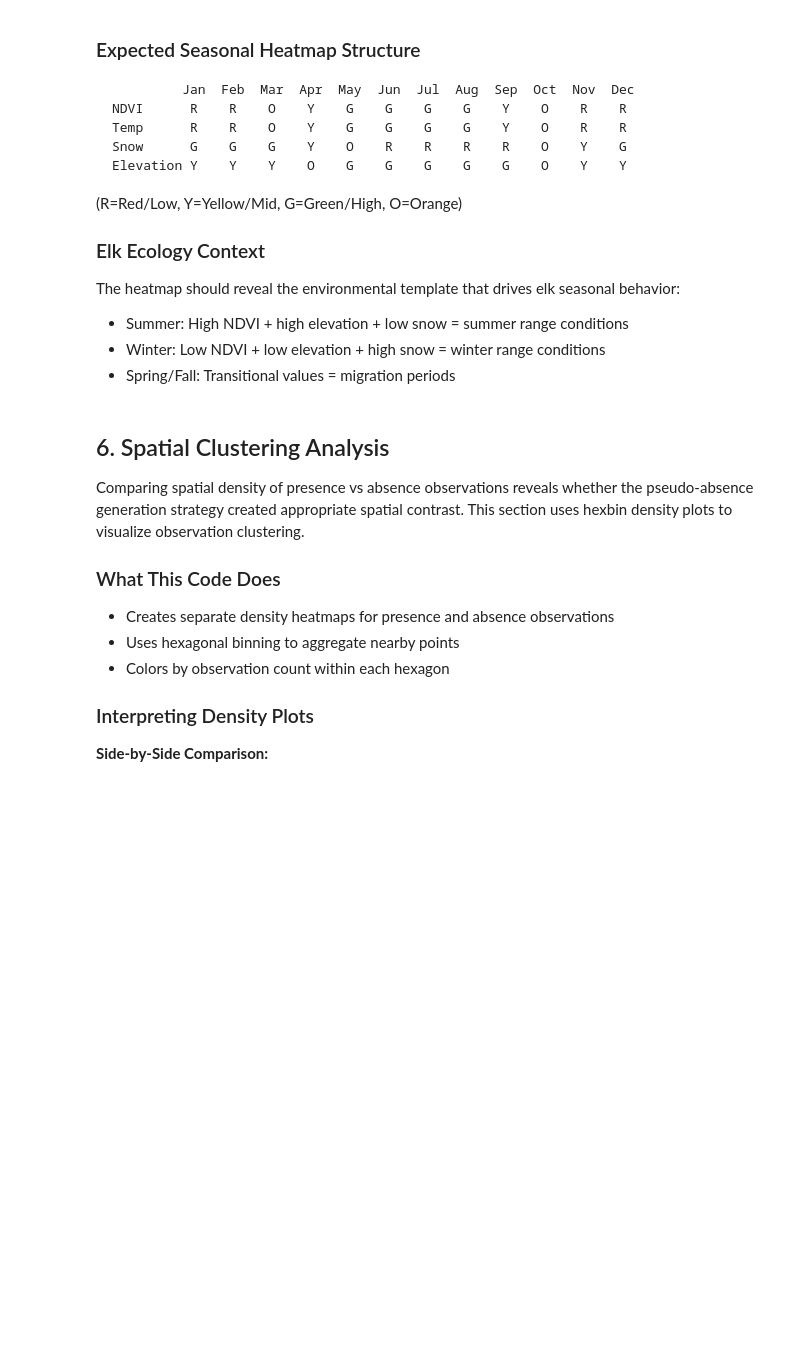
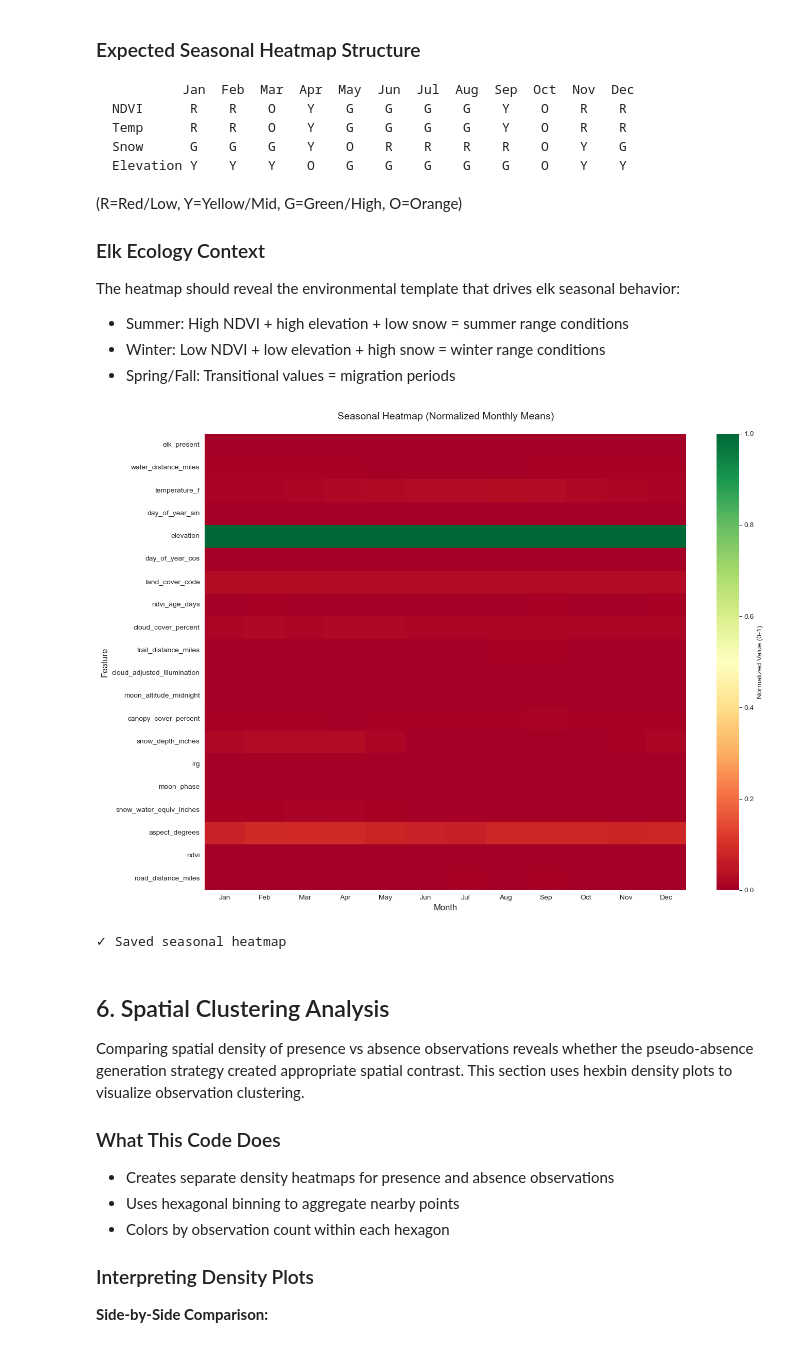
Before and after one commit to jongalentine/pathwild, a Jupyter notebook: notebooks/08_spatial_temporal_patterns.ipynb, the cells around one changed output. Saved outputs shown, nothing was run; the diff lists cells and outputs as text; code cells hidden in the pictures; blank space fills up the shorter version.

```diff
--- a/notebooks/08_spatial_temporal_patterns.ipynb
+++ b/notebooks/08_spatial_temporal_patterns.ipynb
@@ -462,7 +479,7 @@ The heatmap should reveal the environmental template that drives elk seasonal be
 - Spring/Fall: Transitional values = migration periods
 # %%
 # Create heatmap showing seasonal patterns
-if timestamp_col and 'month' in df.columns:
+if month_col and 'month' in df.columns:
     # Select features for heatmap
     heatmap_features = [col for col in numeric_cols
                        if col not in ['month', 'year', lat_col, lon_col]][:20]
@@ -471,33 +488,36 @@ if timestamp_col and 'month' in df.columns:
     monthly_data = df.groupby('month')[heatmap_features].mean()
 
     # Normalize each feature (0-1 scale) for better visualization
     from sklearn.preprocessing import MinMaxScaler
     scaler = MinMaxScaler()
     monthly_normalized = pd.DataFrame(
         scaler.fit_transform(monthly_data.T).T,
         index=monthly_data.index,
         columns=monthly_data.columns
     )
 
     plt.figure(figsize=(14, 10))
     sns.heatmap(
         monthly_normalized.T,
         cmap='RdYlGn',
         cbar_kws={'label': 'Normalized Value (0-1)'},
         xticklabels=['Jan', 'Feb', 'Mar', 'Apr', 'May', 'Jun',
                      'Jul', 'Aug', 'Sep', 'Oct', 'Nov', 'Dec'],
         yticklabels=monthly_normalized.columns
     )
     plt.xlabel('Month', fontsize=12)
     plt.ylabel('Feature', fontsize=12)
     plt.title('Seasonal Heatmap (Normalized Monthly Means)', fontsize=14, pad=20)
     plt.tight_layout()
     plt.savefig(figures_dir / 'seasonal_heatmap.png', dpi=300, bbox_inches='tight')
     plt.show()
 
     print('✓ Saved seasonal heatmap')
 else:
     print('⚠ Cannot create seasonal heatmap without timestamp column')
+# %% [output]
+[figure, added]
+✓ Saved seasonal heatmap
 # %% [markdown]
 ## 6. Spatial Clustering Analysis
 
```
Also changed, not shown: parts of 7 cells of this notebook, 5 other files.
